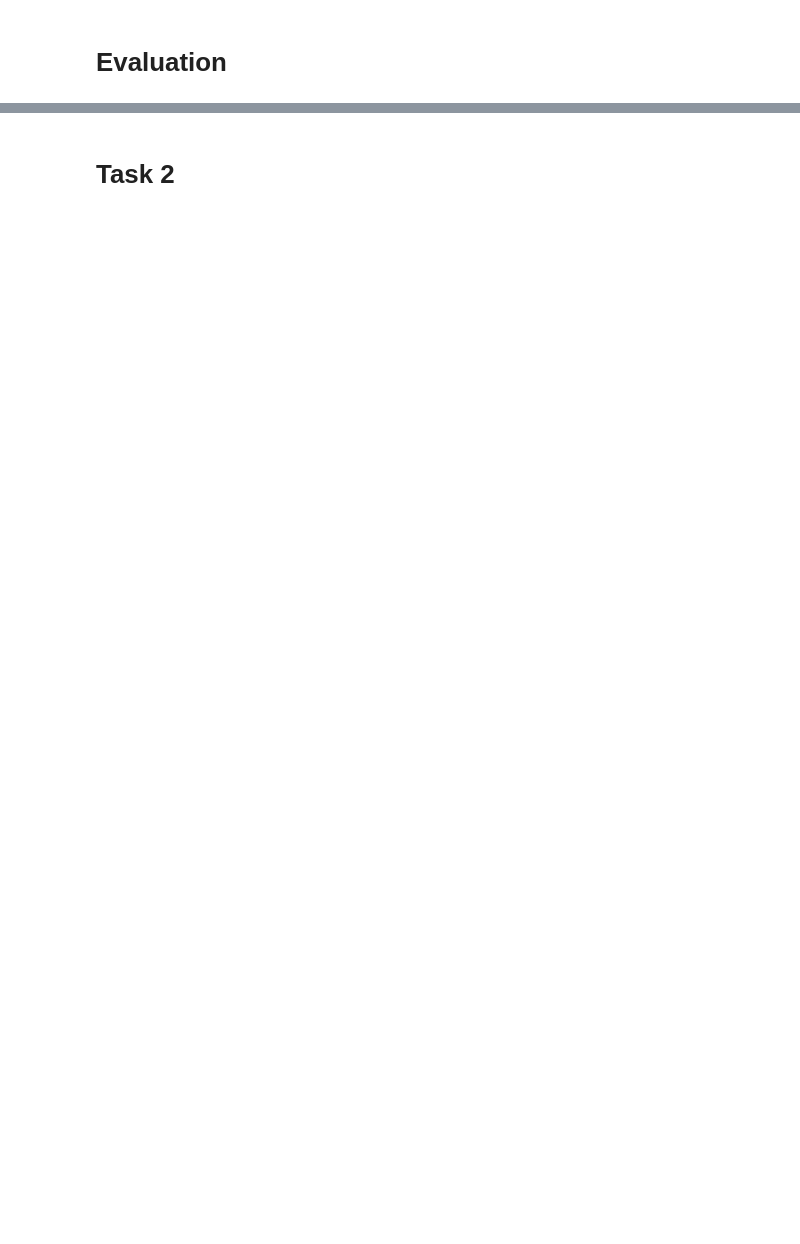
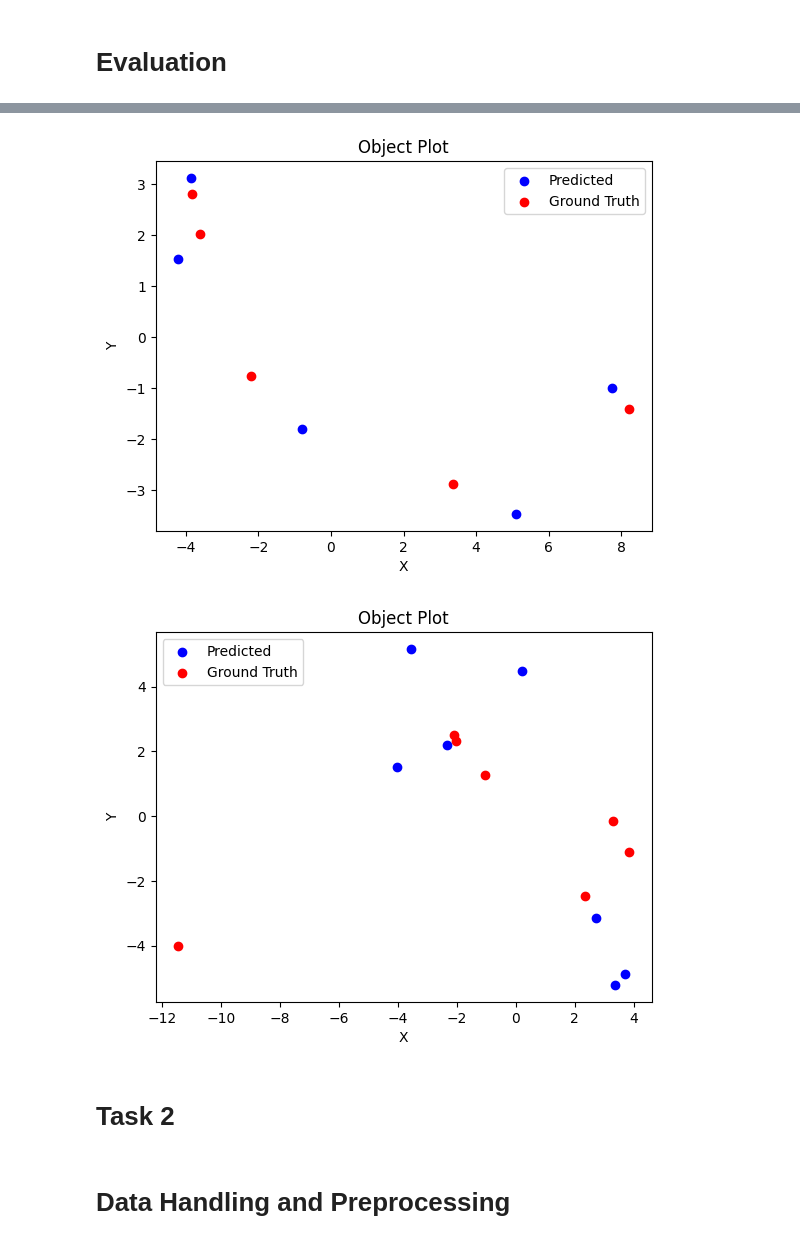
Before and after one commit to sambhav97/tue-deeplearning, a Jupyter notebook: assignments/assignment_2/Skeleton assignment 2 2AMM10 22-23.ipynb, the cells around one changed output, grey strips where cells are left out. Cells and saved outputs as stored; diff of their text form; code cells hidden in the pictures; blank space fills up the shorter version.

```diff
--- a/assignments/assignment_2/Skeleton assignment 2 2AMM10 22-23.ipynb
+++ b/assignments/assignment_2/Skeleton assignment 2 2AMM10 22-23.ipynb
@@ -575,0 +565,69 @@ Predicted =
+# %%
+import torch
+import matplotlib.pyplot as plt
+
+def test_example(idx):
+    example = data_list_test[idx]
+    print(f'Number of objects = {example.x.shape[0]}')
+    pred = model(example)
+    true = example.y
+    print(f'Predicted = \n {pred},\n Ground-truth = \n {true}')
+    plot_objects(pred, true)
+
+def plot_objects(pred, true):
+    plt.scatter(pred[:, 0].detach().numpy(), pred[:, 1].detach().numpy(), c='blue', label='Predicted')
+    plt.scatter(true[:, 0].detach().numpy(), true[:, 1].detach().numpy(), c='red', label='Ground Truth')
+    plt.xlabel('X')
+    plt.ylabel('Y')
+    plt.title('Object Plot')
+    plt.legend()
+    plt.show()
+
+def find_best_worst_predictions(predictions, ground_truth):
+    distances = torch.norm(predictions - ground_truth, dim=1)
+    best_idx = torch.argmin(distances)
+    worst_idx = torch.argmax(distances)
+    return best_idx.item(), worst_idx.item()
+
+# Assuming 'model' is the trained model
+# Assuming 'data_list_test' is the test dataset
+
+best_idx = None
+worst_idx = None
+best_distance = float('inf')
+worst_distance = float('-inf')
+
+# Iterate through the test set to find the best and worst predictions
+for idx, example in enumerate(data_list_test):
+    pred = model(example)
+    true = example.y
+    distance = torch.norm(pred - true)
+    if distance < best_distance:
+        best_distance = distance
+        best_idx = idx
+    if distance > worst_distance:
+        worst_distance = distance
+        worst_idx = idx
+
+best_prediction = model(data_list_test[best_idx])
+best_ground_truth = data_list_test[best_idx].y
+
+print(best_idx)
+print(worst_idx)
+
+worst_prediction = model(data_list_test[worst_idx])
+worst_ground_truth = data_list_test[worst_idx].y
+
+print("Best Prediction:")
+print("Predicted:", best_prediction)
+print("Ground Truth:", best_ground_truth)
+print()
+
+print("Worst Prediction:")
+print("Predicted:", worst_prediction)
+print("Ground Truth:", worst_ground_truth)
+print()
+
+plot_objects(best_prediction, best_ground_truth)
+plot_objects(worst_prediction, worst_ground_truth)
+# %% [output]
@@ -575,0 +651,2 @@ Predicted =
+[figure, added]
+[figure, added]
@@ -576,2 +733,4 @@ Predicted =
 # %% [markdown]
 # Task 2
+# %% [markdown]
+# Data Handling and Preprocessing
```
Also changed, not shown: parts of 36 cells of this notebook.
